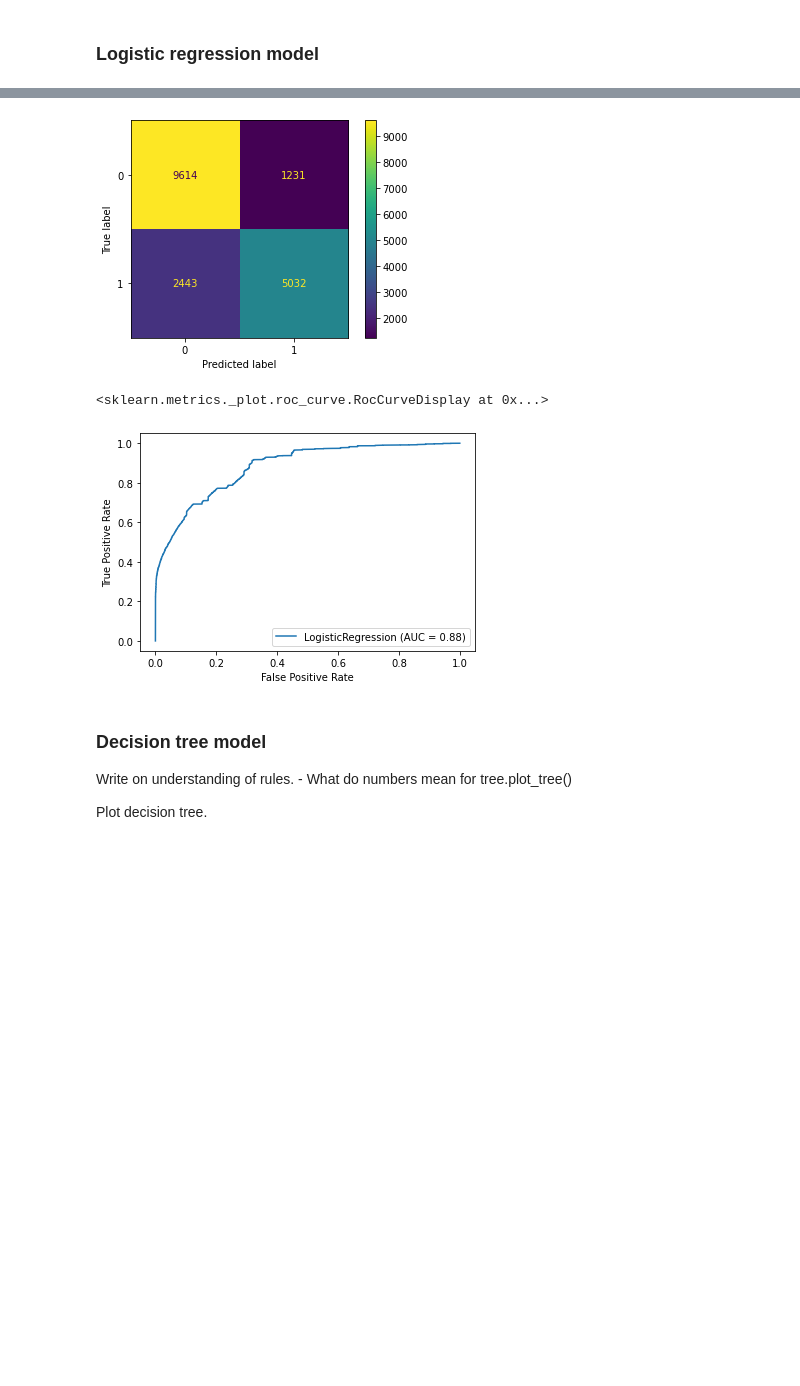
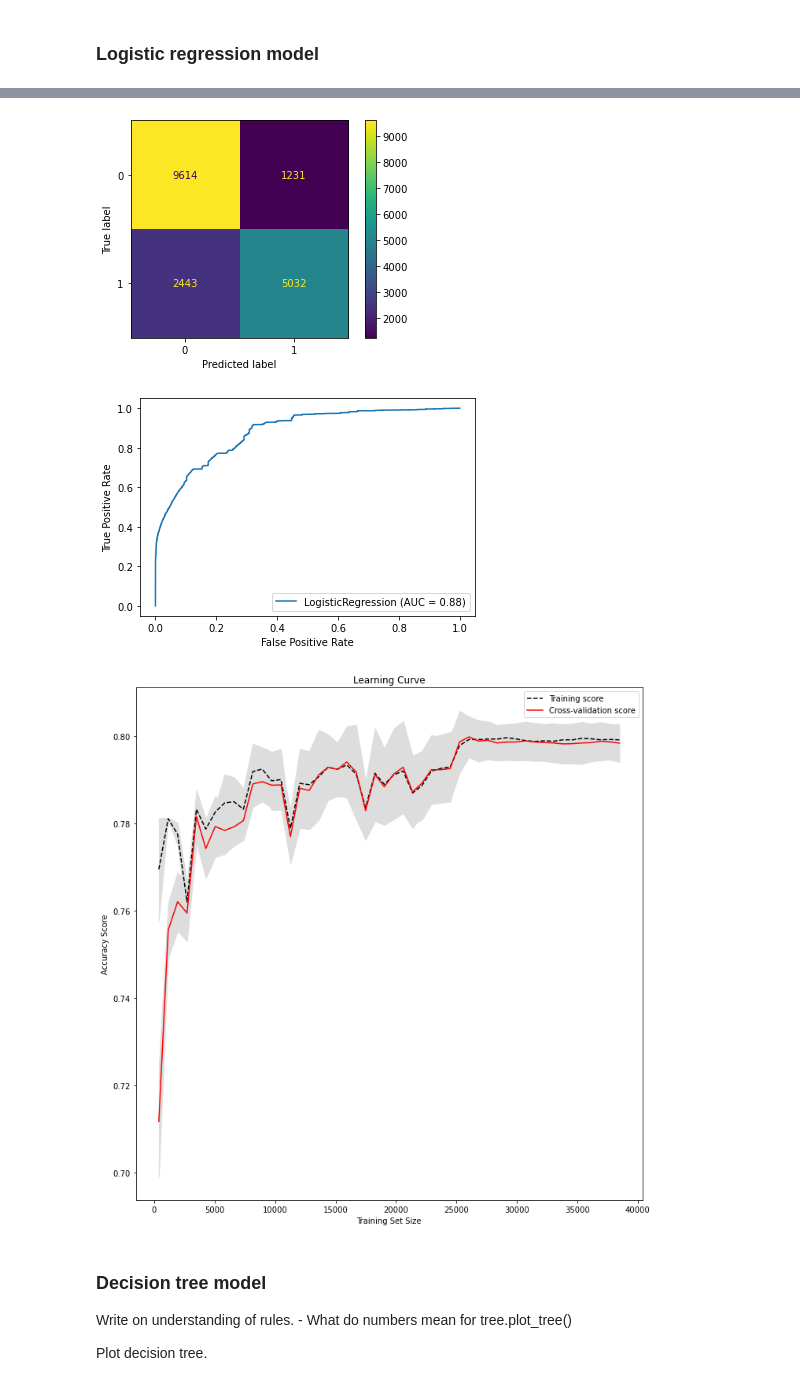
Before and after one commit to Aldair2202/Dissertation, a Jupyter notebook: Solution/Prototype1.ipynb, the cells around one changed output, grey strips where cells are left out. Cells and saved outputs as stored; diff of their text form; code cells hidden in the pictures; blank space fills up the shorter version.

```diff
--- a/Solution/Prototype1.ipynb
+++ b/Solution/Prototype1.ipynb
@@ -234,32 +251,33 @@ plt.scatter(X_embedded[:,0], X_embedded[:,1], c=y_short)
 # %%
 lgs = LogisticRegression()
 lgs.fit(X_train, y_train)
 y_pred = lgs.predict(X_test)
 score_test = metrics.accuracy_score(y_test, y_pred)
 matrix = confusion_matrix(y_test, y_pred)
 
 print ("Score Logistic Regression :",score_test)
 print ("Confusion Matrix: ")
 print (matrix)
 plot_confusion_matrix(lgs, X_test, y_test)
 plt.show()
 
 metrics.plot_roc_curve(lgs, X_test, y_test)
+plot_learning_curve(lgs, X_train, y_train)
 # %% [output]
 Score Logistic Regression : 0.7994541484716157
 Confusion Matrix:
 [[9614 1231]
  [2443 5032]]
 STOP: TOTAL NO. of ITERATIONS REACHED LIMIT.
 
 Increase the number of iterations (max_iter) or scale the data as shown in:
     https://scikit-learn.org/stable/modules/preprocessing.html
 Please also refer to the documentation for alternative solver options:
     https://scikit-learn.org/stable/modules/linear_model.html#logistic-regression
   n_iter_i = _check_optimize_result(
 [figure]
-<sklearn.metrics._plot.roc_curve.RocCurveDisplay at 0x...>
 [figure]
+[figure, added]
 # %% [markdown]
 ### Decision tree model
 Write on understanding of rules.
```
Also changed, not shown: parts of 11 cells of this notebook.
